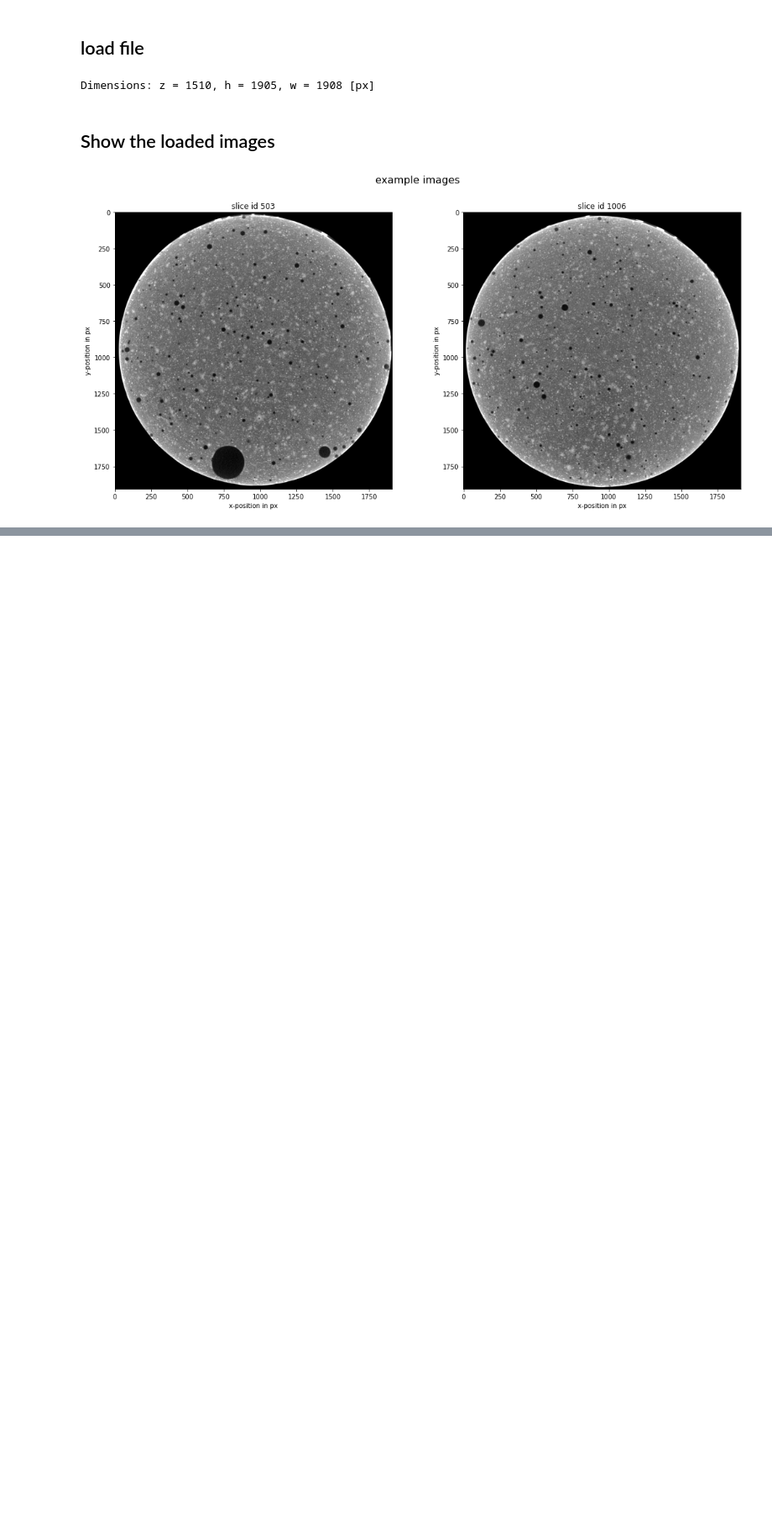
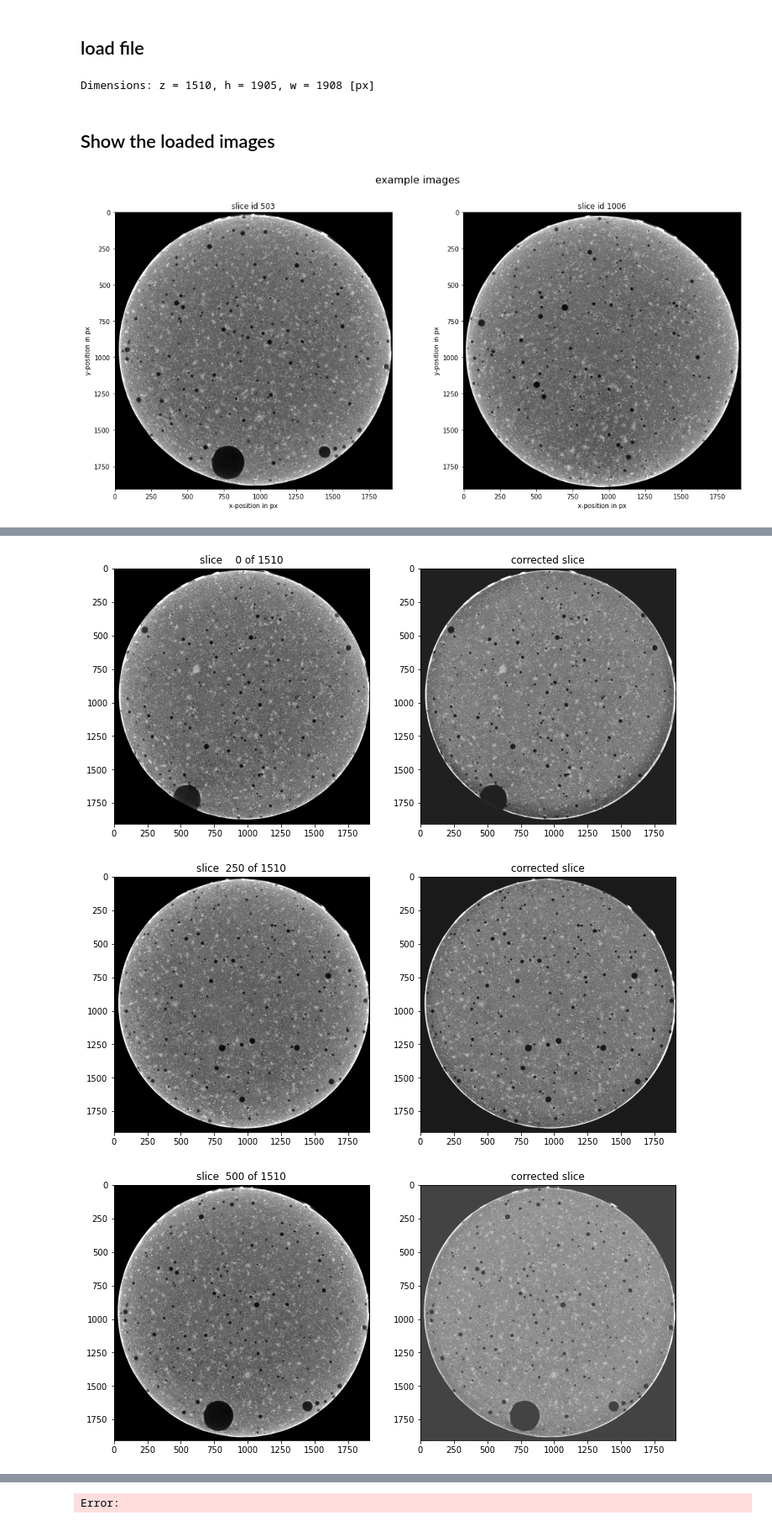
Before and after one commit to kleinerELM/CT_edge_hardening_remover, a Jupyter notebook: edge hardening remover_batch.ipynb, the cells around one changed output, grey strips where cells are left out. Shown at 84% size. Saved outputs shown, nothing was run; the diff lists cells and outputs as text; code cells hidden in the pictures; blank space fills up the shorter version.

```diff
--- a/edge hardening remover_batch.ipynb
+++ b/edge hardening remover_batch.ipynb
@@ -95,0 +247,23 @@ plt.show()
+# %%
+# polar_background
+fixed_volume = np.empty(shape=CT.dataset.shape)
+for i in range( CT.z ):
+	CT.select_slice(i)
+	CT.identify_main_circle(verbose=False)
+	CT.get_main_circle()
+	CT.identify_pores()
+
+	fixed_volume[i] = (CT.slice - CT.polar_to_circle( CT.fit_to_polar( fit_data, CT.polar_image ) )) * np.logical_not( CT.inner_pores )#CT.remove_pores( background = background_difference )
+
+	if i%50 == 0: print("slice{: 5d} of{: 5d}".format(i, CT.z))
+	if i%250 == 0:
+		fig, ax = plt.subplots(1,2, figsize=(12,6))
+		ax[0].imshow( CT.slice, cmap='gray' )
+		ax[0].set_title( "slice{: 5d} of{: 5d}".format(i, CT.z) )
+		ax[1].imshow( fixed_volume[i], cmap='gray' )
+		ax[1].set_title( "corrected slice" )
+		plt.show()
+# %% [output]
+[figure, added]
+[figure, added]
+[figure, added]
@@ -95,0 +274 @@ plt.show()
+Error:
```
Also changed, not shown: parts of 16 cells of this notebook.
